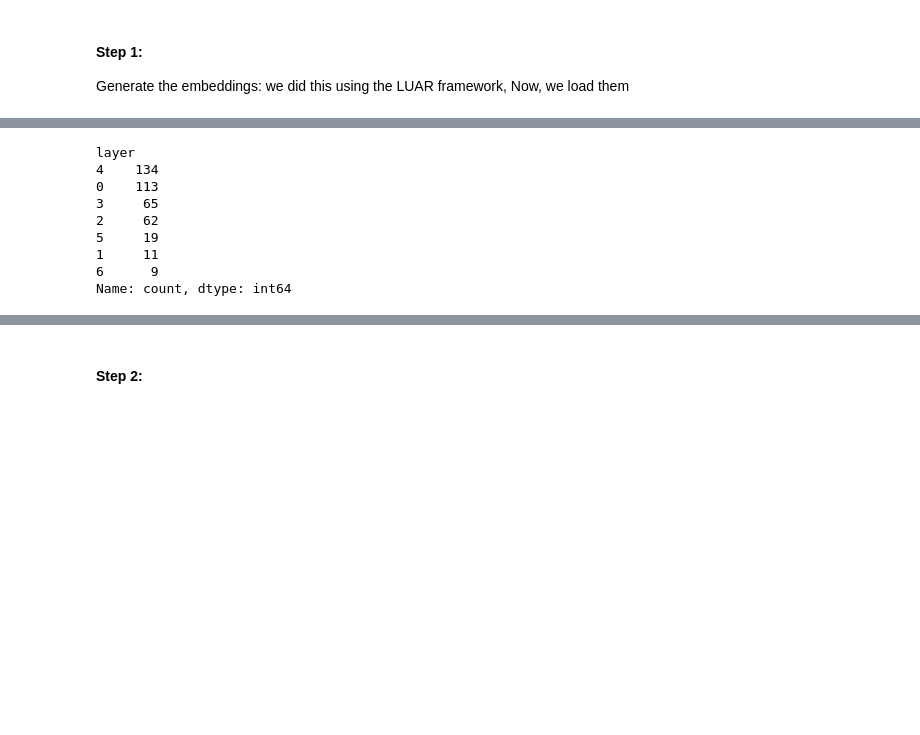
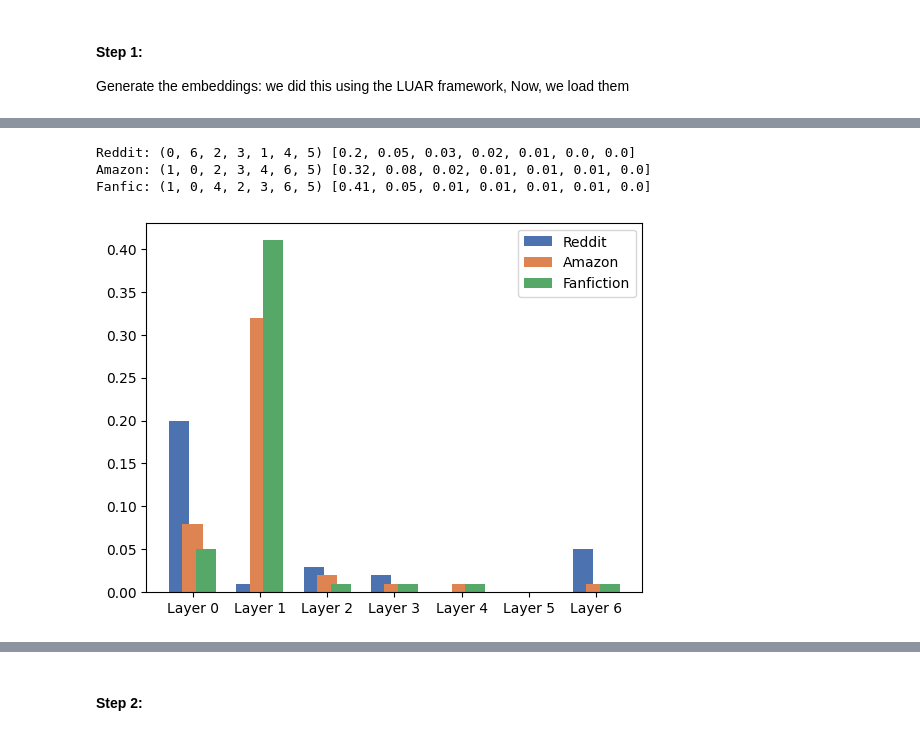
Before and after one commit to MiladAlshomary/Multi-LUAR, a Jupyter notebook: src-ipynb/multi-luar-analysis-3.ipynb, the cells around one changed output, grey strips where cells are left out. Cells and saved outputs as stored; diff of their text form; code cells hidden in the pictures; blank space fills up the shorter version.

```diff
--- a/src-ipynb/multi-luar-analysis-3.ipynb
+++ b/src-ipynb/multi-luar-analysis-3.ipynb
@@ -61,4 +103,12 @@ def get_sig_pairs_for_all_layers(preds_path, queries_path, targets_path, thresho
 # %%
-reddit_sig_pairs_df, num_reddit_positive_pairs = get_sig_pairs_for_all_layers('../src/mluar-reddit-preds.pkl',
+threshold = 1.5
+
+reddit_sig_pairs_df, num_reddit_positive_pairs = get_sig_pairs_for_all_layers('../data/significant-pairs-analysis/mluar-reddit-reddit-preds.pkl',
                              '/mnt/swordfish-pool2/nikhil/raw_all/test_queries.jsonl',
-                             '/mnt/swordfish-pool2/nikhil/raw_all/test_targets.jsonl', threshold=1.5)
+                             '/mnt/swordfish-pool2/nikhil/raw_all/test_targets.jsonl', threshold=threshold)
+amazon_sig_pairs_df, num_amazon_positive_pairs = get_sig_pairs_for_all_layers('../data/significant-pairs-analysis/mluar-reddit-amazon-preds.pkl',
+                             '/mnt/swordfish-pool2/nikhil/raw_amazon/validation_queries.jsonl',
+                             '/mnt/swordfish-pool2/nikhil/raw_amazon/validation_targets.jsonl', threshold=threshold)
+pan_sig_pairs_df, num_pan_positive_pairs = get_sig_pairs_for_all_layers('../data/significant-pairs-analysis/mluar-reddit-pan-preds.pkl',
+                             '/mnt/swordfish-pool2/nikhil/pan_paragraph/queries_raw.jsonl',
+                             '/mnt/swordfish-pool2/nikhil/pan_paragraph/targets_raw.jsonl', threshold=threshold)
@@ -76,4 +118,0 @@ Name: count, dtype: int64
-# %%
-amazon_sig_pairs_df, num_amazon_positive_pairs = get_sig_pairs_for_all_layers('../src/mluar-amazon-preds.pkl',
-                             '/mnt/swordfish-pool2/nikhil/raw_amazon/validation_queries.jsonl',
-                             '/mnt/swordfish-pool2/nikhil/raw_amazon/validation_targets.jsonl', threshold=1.5)
@@ -96,16 +118,0 @@ Name: count, dtype: int64
-# %%
-pan_sig_pairs_df, num_pan_positive_pairs = get_sig_pairs_for_all_layers('../src/mluar-pan-preds.pkl',
-                             '/mnt/swordfish-pool2/nikhil/pan_paragraph/queries_raw.jsonl',
-                             '/mnt/swordfish-pool2/nikhil/pan_paragraph/targets_raw.jsonl', threshold=1.5)
-# %%
-pan_sig_pairs_df.layer.value_counts()
-# %% [output]
-layer
-4    134
-0    113
-3     65
-2     62
-5     19
-1     11
-6      9
-Name: count, dtype: int64
@@ -124 +119,10 @@ import seaborn as sns
+# %%
+visualize_sig(reddit_sig_pairs_df, amazon_sig_pairs_df, pan_sig_pairs_df,
+               num_reddit_positive_pairs, num_amazon_positive_pairs, num_pan_positive_pairs,
+               "../data/figures/reddit_layer_sig_chart.pdf")
+# %% [output]
+Reddit: (0, 6, 2, 3, 1, 4, 5) [0.2, 0.05, 0.03, 0.02, 0.01, 0.0, 0.0]
+Amazon: (1, 0, 2, 3, 4, 6, 5) [0.32, 0.08, 0.02, 0.01, 0.01, 0.01, 0.0]
+Fanfic: (1, 0, 4, 2, 3, 6, 5) [0.41, 0.05, 0.01, 0.01, 0.01, 0.01, 0.0]
+[figure, added]
 # %%
```
Also changed, not shown: parts of 17 cells of this notebook, 9 other files.
